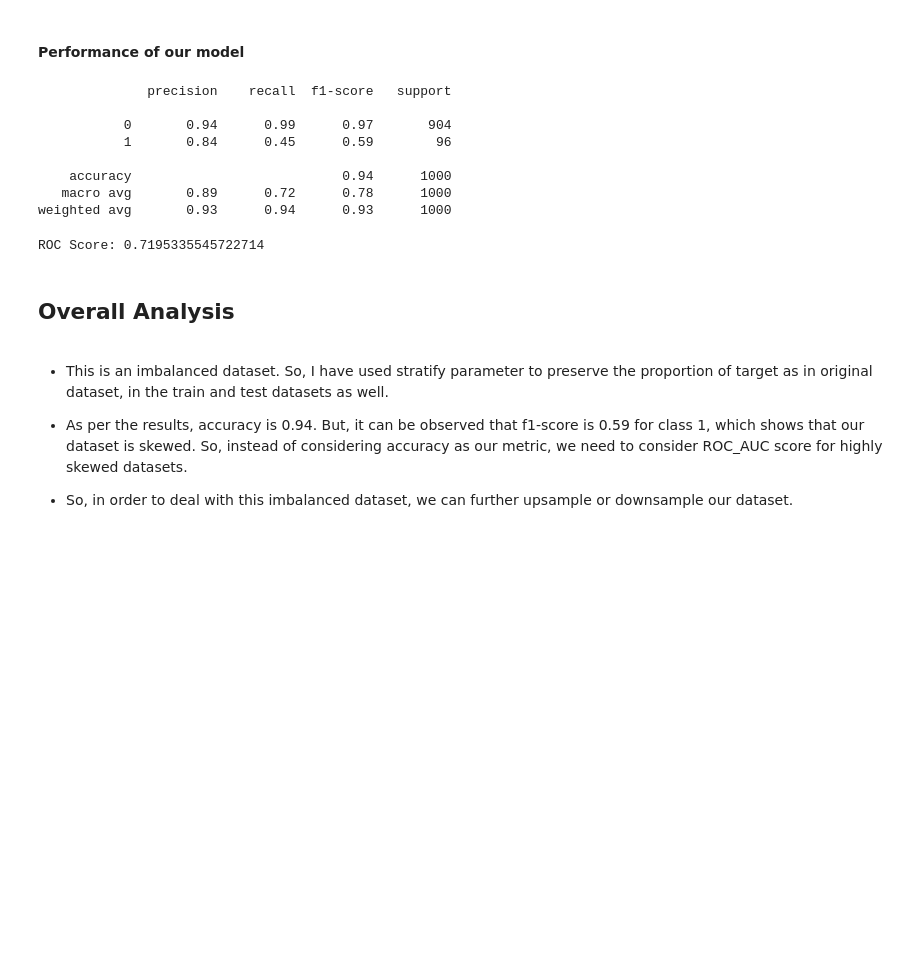
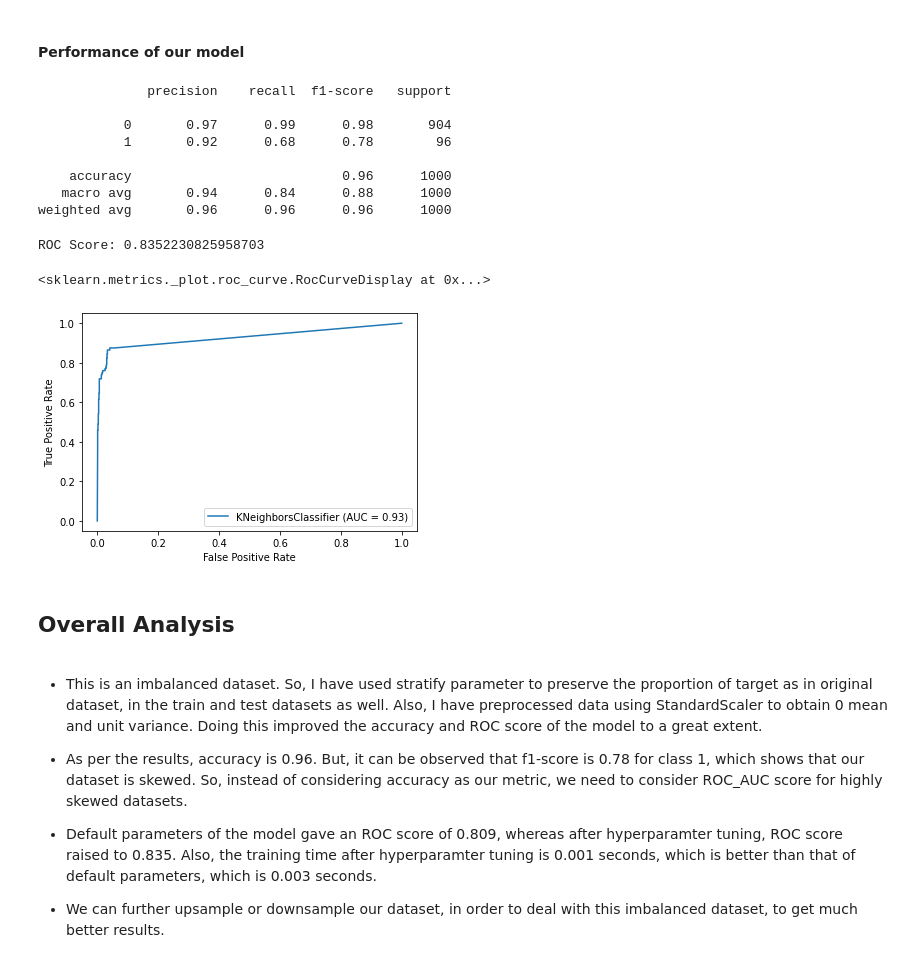
Before and after one commit to kaazima/Bank-Personal-Loan-Classification, a Jupyter notebook: KNN.ipynb, the cells around one changed output. Cells and saved outputs as stored; diff of their text form; code cells hidden in the pictures; blank space fills up the shorter version.

Commit message:
Preprocess the dataset

```diff
--- a/KNN.ipynb
+++ b/KNN.ipynb
@@ -79,6 +80,10 @@ target = bank_df['Personal Loan']
 # %%
 # Split the data into trainx, testx, trainy, testy with test_size = 0.20 using sklearn
 x_train, x_test, y_train, y_test = train_test_split(feature, target, stratify=target, random_state=5, test_size=0.20)
+# Scale data to obtain zero mean and unit variance
+scaler = StandardScaler()
+x_train = scaler.fit_transform(x_train)
+x_test = scaler.transform(x_test)
 # %%
 # Print the shape of x_train, x_test, y_train, y_test
 print('Shape of x_train :', x_train.shape)
@@ -94,0 +103,6 @@ Shape of y_test  : (1000,)
+# %%
+t = time()
+# Train the model
+knn_classifier.fit(x_train, y_train)
+# Time is rounded to 3 decimal in seconds
+print("Training time:", round(time()-t, 3), "s")
@@ -123 +155,7 @@ KNeighborsClassifier(algorithm='brute', leaf_size=30, metric='cityblock',
                      weights='distance')
+# %%
+t = time()
+# Train the model
+best_knn.fit(x_train, y_train)
+# Time is rounded to 3 decimal in seconds
+print("Training time:", round(time()-t, 3), "s")
@@ -168,24 +208,32 @@ print(classification_report(y_test, pred_test))
 # %% [output]
               precision    recall  f1-score   support
 
-           0       0.94      0.99      0.97       904
-           1       0.84      0.45      0.59        96
+           0       0.97      0.99      0.98       904
+           1       0.92      0.68      0.78        96
 
-    accuracy                           0.94      1000
-   macro avg       0.89      0.72      0.78      1000
-weighted avg       0.93      0.94      0.93      1000
+    accuracy                           0.96      1000
+   macro avg       0.94      0.84      0.88      1000
+weighted avg       0.96      0.96      0.96      1000
 # %%
 # Checking performance of our model with ROC Score
 print('ROC Score:', roc_auc_score(y_test, pred_test))
 # %% [output]
-ROC Score: 0.7195335545722714
+ROC Score: 0.8352230825958703
+# %%
+# Plot ROC Curve
+plot_roc_curve(best_knn, x_test, y_test)
+# %% [output]
+<sklearn.metrics._plot.roc_curve.RocCurveDisplay at 0x...>
+[figure, added]
 # %% [markdown]
 ## Overall Analysis
 # %% [markdown]
 
 
-*   This is an imbalanced dataset. So, I have used stratify parameter to preserve the proportion of target as in original dataset, in the train and test datasets as well.
+*   This is an imbalanced dataset. So, I have used stratify parameter to preserve the proportion of target as in original dataset, in the train and test datasets as well. Also, I have preprocessed data using StandardScaler to obtain 0 mean and unit variance. Doing this improved the accuracy and ROC score of the model to a great extent.
 
-*   As per the results, accuracy is 0.94. But, it can be observed that f1-score is 0.59 for class 1, which shows that our dataset is skewed. So, instead of considering accuracy as our metric, we need to consider ROC_AUC score for highly skewed datasets.
+*   As per the results, accuracy is 0.96. But, it can be observed that f1-score is 0.78 for class 1, which shows that our dataset is skewed. So, instead of considering accuracy as our metric, we need to consider ROC_AUC score for highly skewed datasets.
 
-*   So, in order to deal with this imbalanced dataset, we can further upsample or downsample our dataset.
+*   Default parameters of the model gave an ROC score of 0.809, whereas after hyperparamter tuning, ROC score raised to 0.835. Also, the training time after hyperparamter tuning is 0.001 seconds, which is better than that of default parameters, which is 0.003 seconds.
+
+*   We can further upsample or downsample our dataset, in order to deal with this imbalanced dataset, to get much better results.
```
Also changed, not shown: parts of 14 cells of this notebook.
